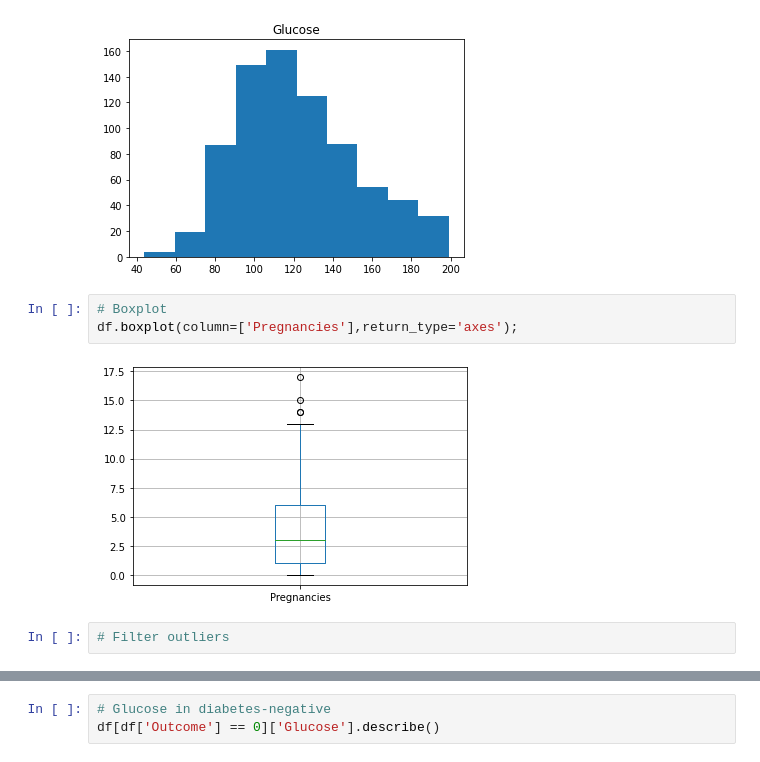
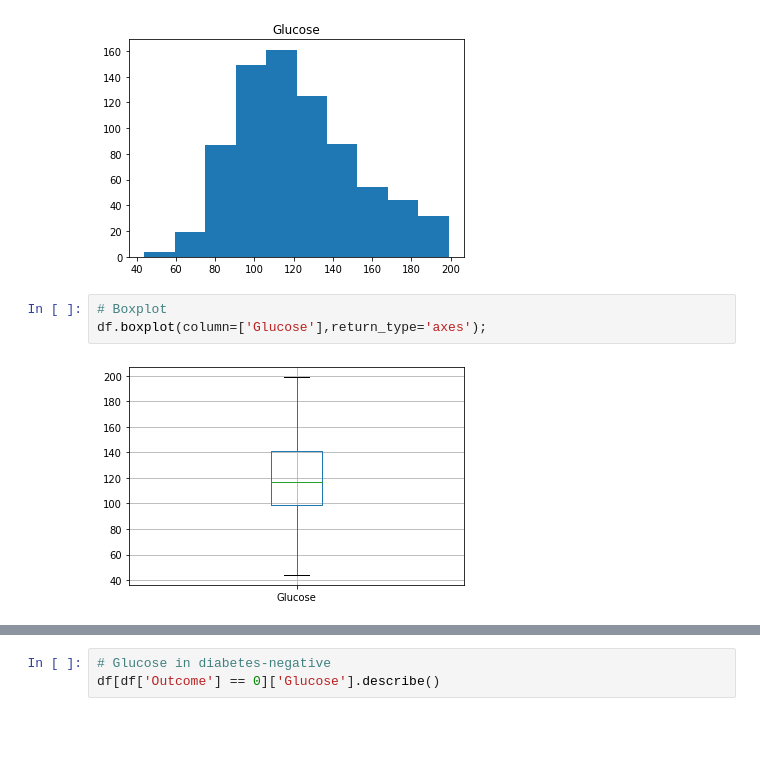
Before and after one commit to Kammann123/nn-tp1, a Jupyter notebook: notebooks/tp1-ej2.ipynb, the cells around one changed output, grey strips where cells are left out. Saved outputs shown, nothing was run; the diff lists cells and outputs as text; blank space fills up the shorter version.

Commit message:
added outlier handling

```diff
--- a/notebooks/tp1-ej2.ipynb
+++ b/notebooks/tp1-ej2.ipynb
@@ -222,8 +244,6 @@ x = plt.title('Glucose')
 [figure]
 # %%
 # Boxplot
-df.boxplot(column=['Pregnancies'],return_type='axes');
+df.boxplot(column=['Glucose'],return_type='axes');
 # %% [output]
-[figure, old version]
+[figure, new version]
-# %%
-# Filter outliers
```
Also changed, not shown: parts of 45 cells of this notebook.
